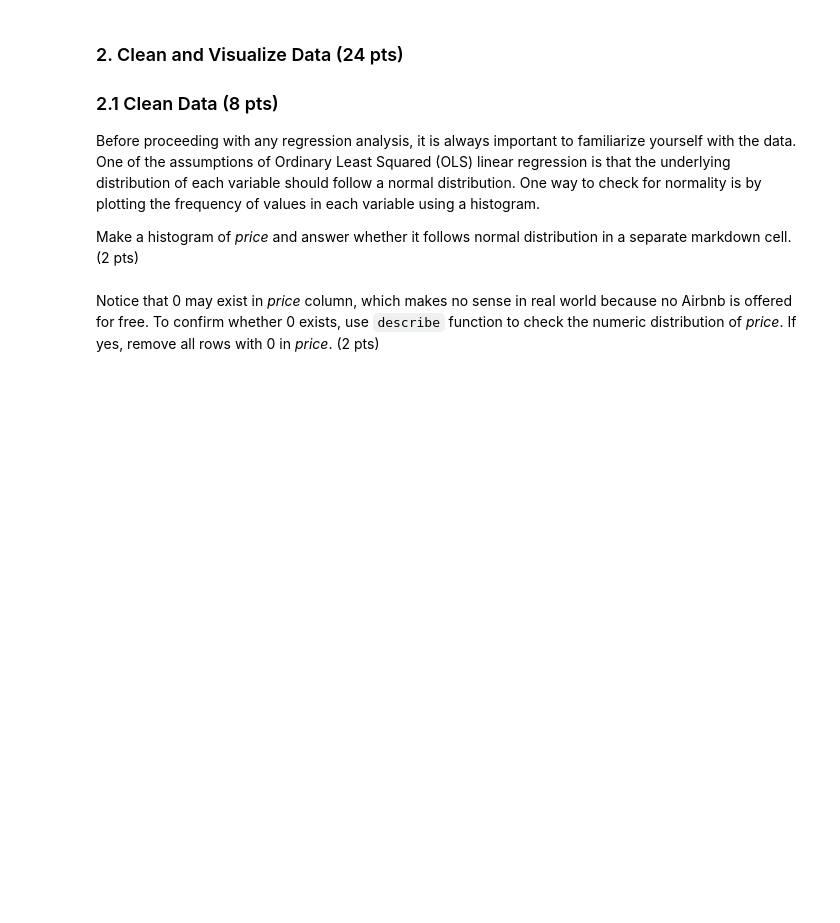
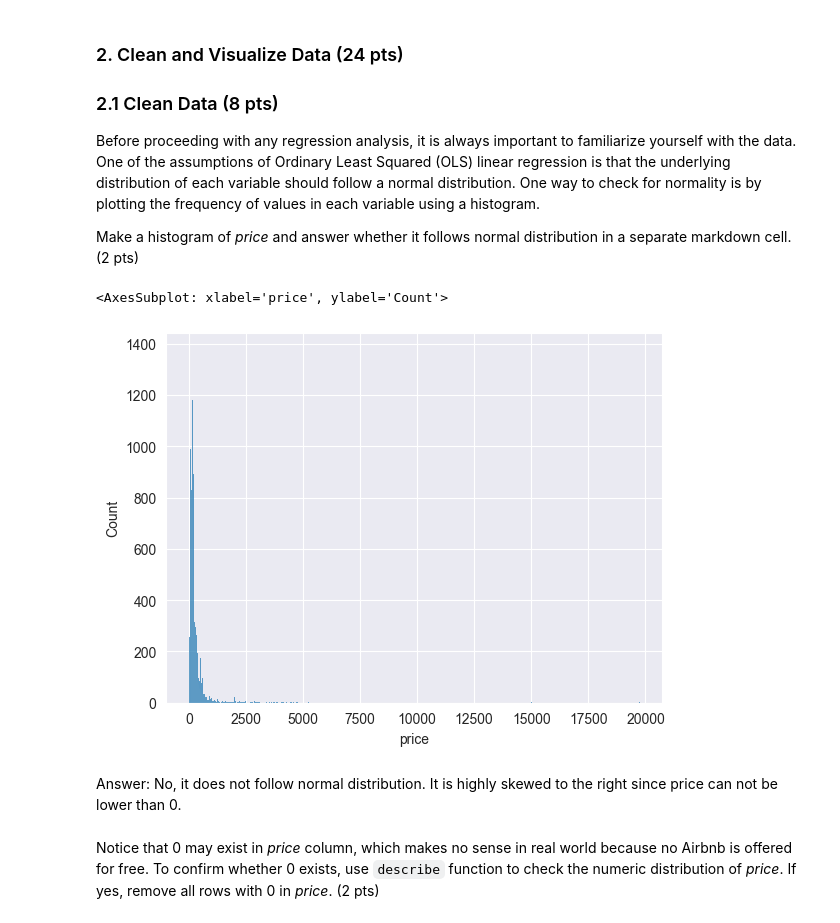
Before and after one commit to RainCyz/4680_5680_intro_uds, a Jupyter notebook: Homework/hw_solution/HW4_Yucheng.ipynb, the cells around one changed output. Cells and saved outputs as stored; diff of their text form; code cells hidden in the pictures; blank space fills up the shorter version.

```diff
--- a/Homework/hw_solution/HW4_Yucheng.ipynb
+++ b/Homework/hw_solution/HW4_Yucheng.ipynb
@@ -194,6 +281,13 @@ Before proceeding with any regression analysis, it is always important to famili
 Make a histogram of *price* and answer whether it follows normal distribution in a separate markdown cell. (2 pts)
 # %%
 # insert your code here
+import seaborn as sns
+sns.histplot(listing.price)
+# %% [output]
+<AxesSubplot: xlabel='price', ylabel='Count'>
+[figure, added]
+# %% [markdown]
+Answer: No, it does not follow normal distribution. It is highly skewed to the right since price can not be lower than 0.
 # %% [markdown]
 Notice that 0 may exist in *price* column, which makes no sense in real world because no Airbnb is offered for free. To confirm whether 0 exists, use `describe` function to check the numeric distribution of *price*. If yes, remove all rows with 0 in *price*. (2 pts)
 # %%
```
Also changed, not shown: parts of 56 cells of this notebook, 2 other files.
